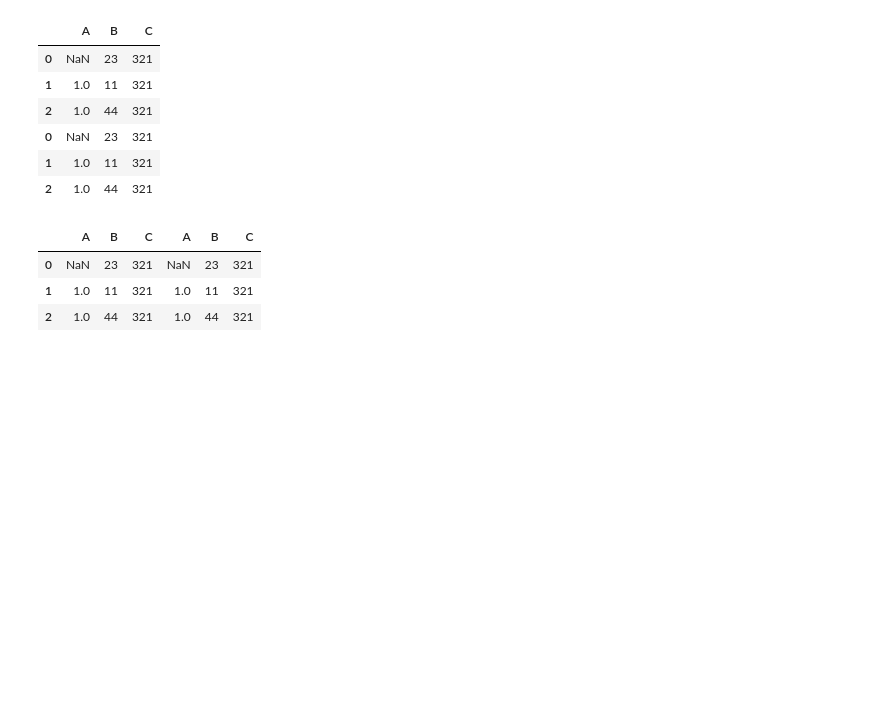
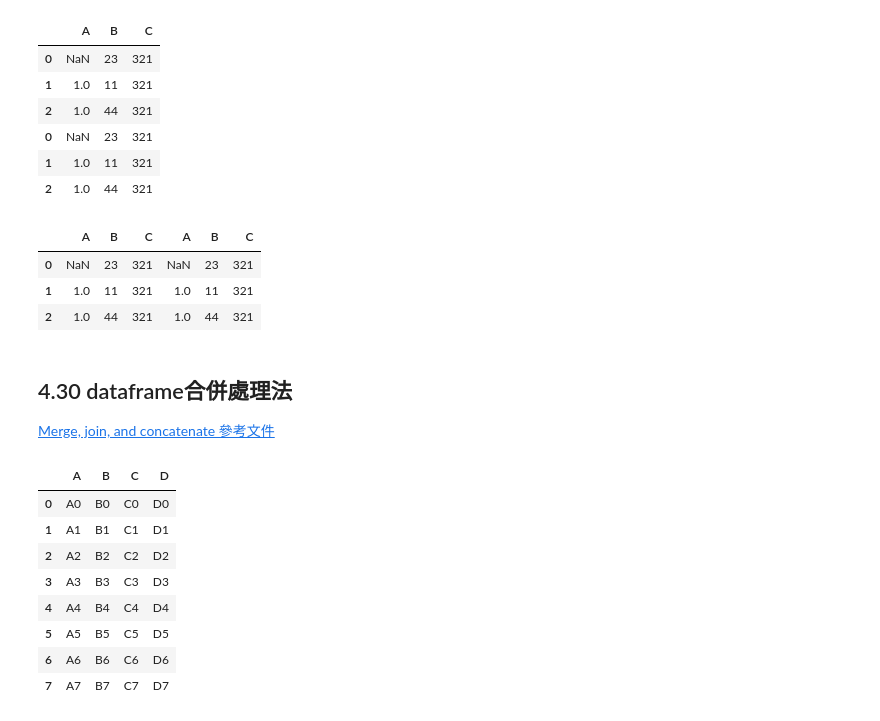
Before and after one commit to ntuaha/Esun_Tutor, a Jupyter notebook: tips/04_Data Structure.ipynb, the cells around one changed output. Drawn from its saved outputs; the diff is of its cells as text; code cells hidden in the pictures; blank space fills up the shorter version.

```diff
--- a/tips/04_Data Structure.ipynb
+++ b/tips/04_Data Structure.ipynb
@@ -503,3 +503,6 @@ pd.concat([b,b],axis=1)
 | 0 | NaN | 23 | 321 | NaN | 23 | 321 |
 | 1 | 1.0 | 11 | 321 | 1.0 | 11 | 321 |
 | 2 | 1.0 | 44 | 321 | 1.0 | 44 | 321 |
+# %% [markdown]
+## 4.30  dataframe合併處理法
+[Merge, join, and concatenate 參考文件](https://pandas.pydata.org/pandas-docs/stable/merging.html)
@@ -505,0 +535,12 @@ pd.concat([b,b],axis=1)
+# %%
+pd.concat([df1,df2])
+# %% [output]
+|  | A | B | C | D |
+| 0 | A0 | B0 | C0 | D0 |
+| 1 | A1 | B1 | C1 | D1 |
+| 2 | A2 | B2 | C2 | D2 |
+| 3 | A3 | B3 | C3 | D3 |
+| 4 | A4 | B4 | C4 | D4 |
+| 5 | A5 | B5 | C5 | D5 |
+| 6 | A6 | B6 | C6 | D6 |
+| 7 | A7 | B7 | C7 | D7 |
```
Also changed, not shown: parts of 7 cells of this notebook.
